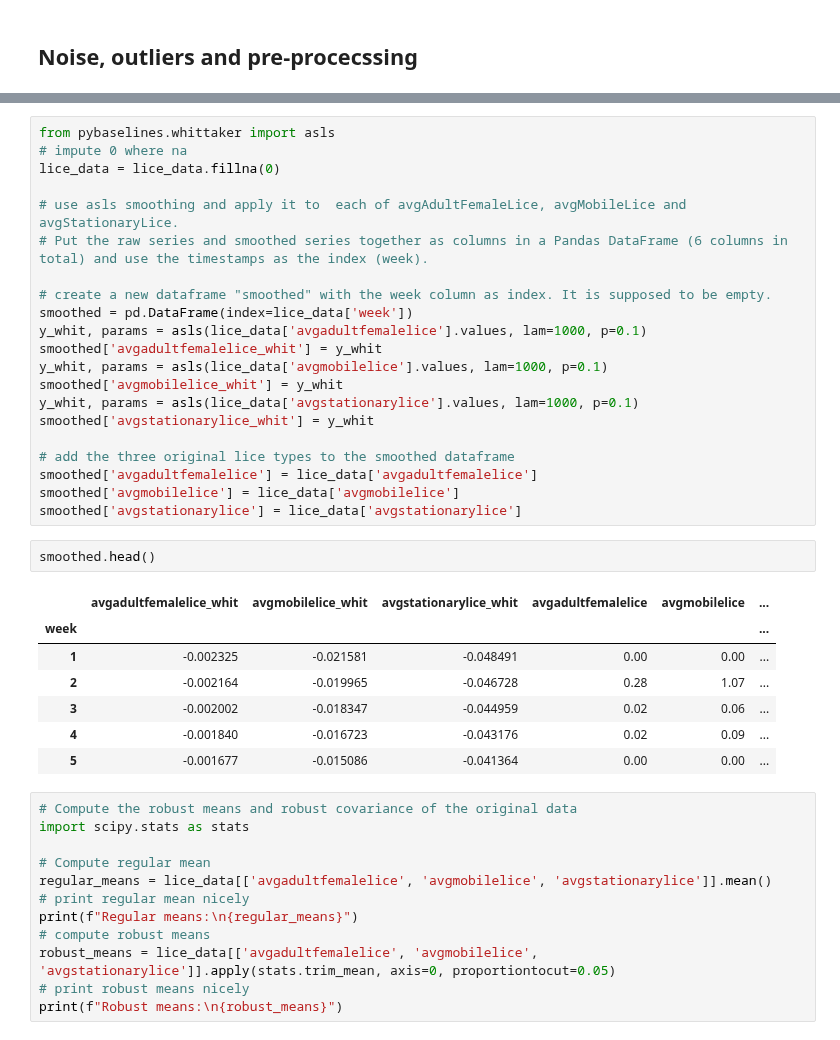
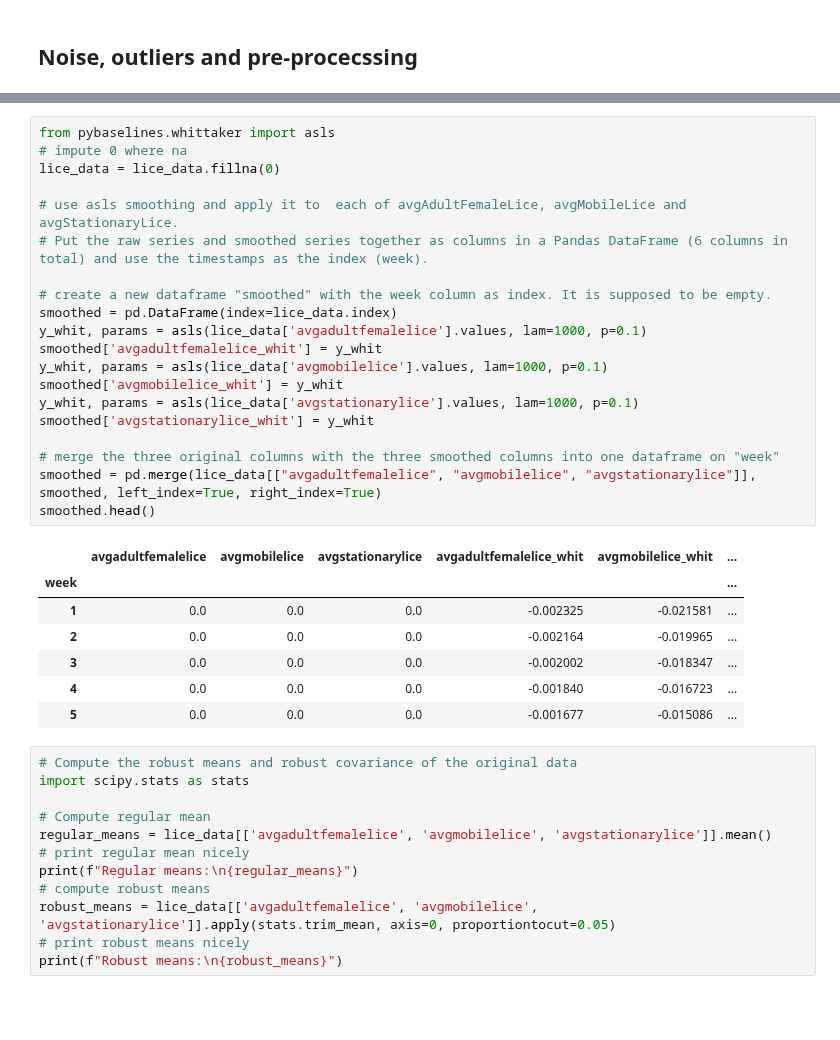
Before and after one commit to erlendrisvik/Compulsories, a Jupyter notebook: CA2/CA2.ipynb, the cells around one changed output, grey strips where cells are left out. Saved outputs shown, nothing was run; the diff lists cells and outputs as text; blank space fills up the shorter version.

```diff
--- a/CA2/CA2.ipynb
+++ b/CA2/CA2.ipynb
@@ -453,34 +462,31 @@ plt.show()
 # %%
 from pybaselines.whittaker import asls
 # impute 0 where na
 lice_data = lice_data.fillna(0)
 
 # use asls smoothing and apply it to  each of avgAdultFemaleLice, avgMobileLice and avgStationaryLice.
 # Put the raw series and smoothed series together as columns in a Pandas DataFrame (6 columns in total) and use the timestamps as the index (week).
 
 # create a new dataframe "smoothed" with the week column as index. It is supposed to be empty.
-smoothed = pd.DataFrame(index=lice_data['week'])
+smoothed = pd.DataFrame(index=lice_data.index)
 y_whit, params = asls(lice_data['avgadultfemalelice'].values, lam=1000, p=0.1)
 smoothed['avgadultfemalelice_whit'] = y_whit
 y_whit, params = asls(lice_data['avgmobilelice'].values, lam=1000, p=0.1)
 smoothed['avgmobilelice_whit'] = y_whit
 y_whit, params = asls(lice_data['avgstationarylice'].values, lam=1000, p=0.1)
 smoothed['avgstationarylice_whit'] = y_whit
 
-# add the three original lice types to the smoothed dataframe
-smoothed['avgadultfemalelice'] = lice_data['avgadultfemalelice']
-smoothed['avgmobilelice'] = lice_data['avgmobilelice']
-smoothed['avgstationarylice'] = lice_data['avgstationarylice']
+# merge the three original columns with the three smoothed columns into one dataframe on "week"
+smoothed = pd.merge(lice_data[["avgadultfemalelice", "avgmobilelice", "avgstationarylice"]], smoothed, left_index=True, right_index=True)
+smoothed.head()
+# %% [output]
+|  | avgadultfemalelice | avgmobilelice | avgstationarylice | avgadultfemalelice_whit | avgmobilelice_whit | ... |
+| week |  |  |  |  |  | ... |
+| 1 | 0.0 | 0.0 | 0.0 | -0.002325 | -0.021581 | ... |
+| 2 | 0.0 | 0.0 | 0.0 | -0.002164 | -0.019965 | ... |
+| 3 | 0.0 | 0.0 | 0.0 | -0.002002 | -0.018347 | ... |
+| 4 | 0.0 | 0.0 | 0.0 | -0.001840 | -0.016723 | ... |
+| 5 | 0.0 | 0.0 | 0.0 | -0.001677 | -0.015086 | ... |
-# %%
-smoothed.head()
-# %% [output]
-|  | avgadultfemalelice_whit | avgmobilelice_whit | avgstationarylice_whit | avgadultfemalelice | avgmobilelice | ... |
-| week |  |  |  |  |  | ... |
-| 1 | -0.002325 | -0.021581 | -0.048491 | 0.00 | 0.00 | ... |
-| 2 | -0.002164 | -0.019965 | -0.046728 | 0.28 | 1.07 | ... |
-| 3 | -0.002002 | -0.018347 | -0.044959 | 0.02 | 0.06 | ... |
-| 4 | -0.001840 | -0.016723 | -0.043176 | 0.02 | 0.09 | ... |
-| 5 | -0.001677 | -0.015086 | -0.041364 | 0.00 | 0.00 | ... |
 # %%
 # Compute the robust means and robust covariance of the original data
 import scipy.stats as stats
```
Also changed, not shown: parts of 6 cells of this notebook.
